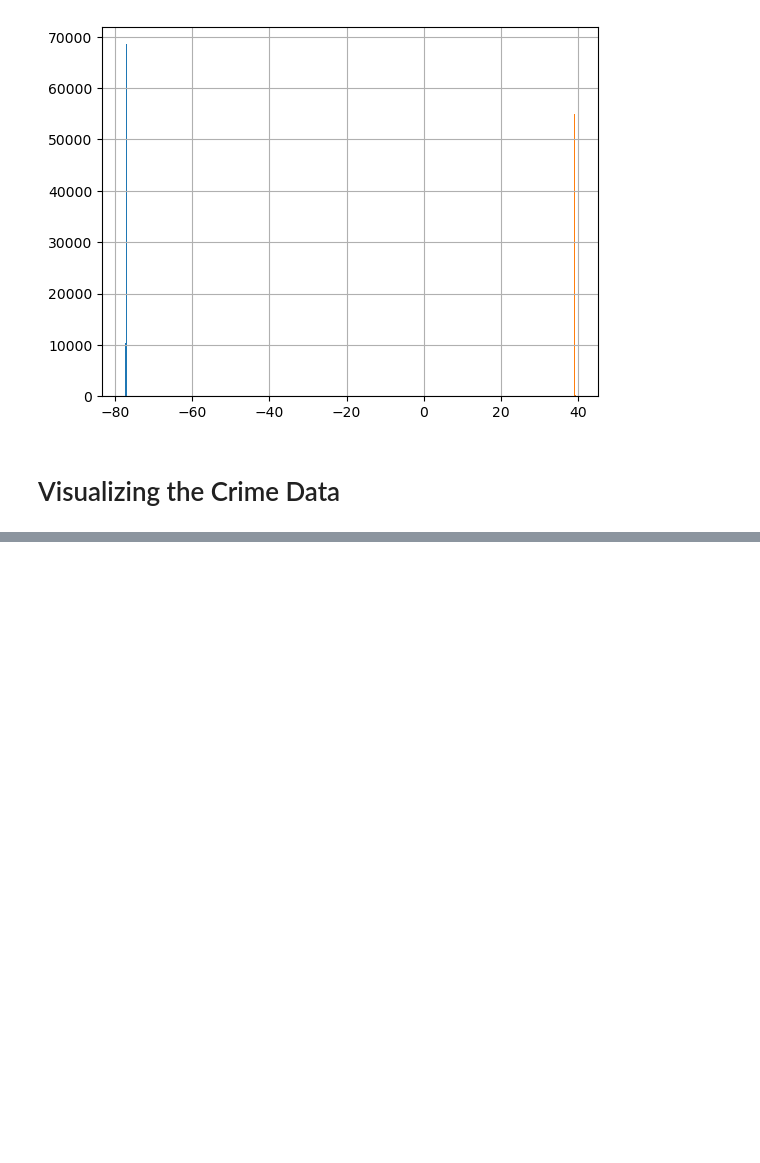
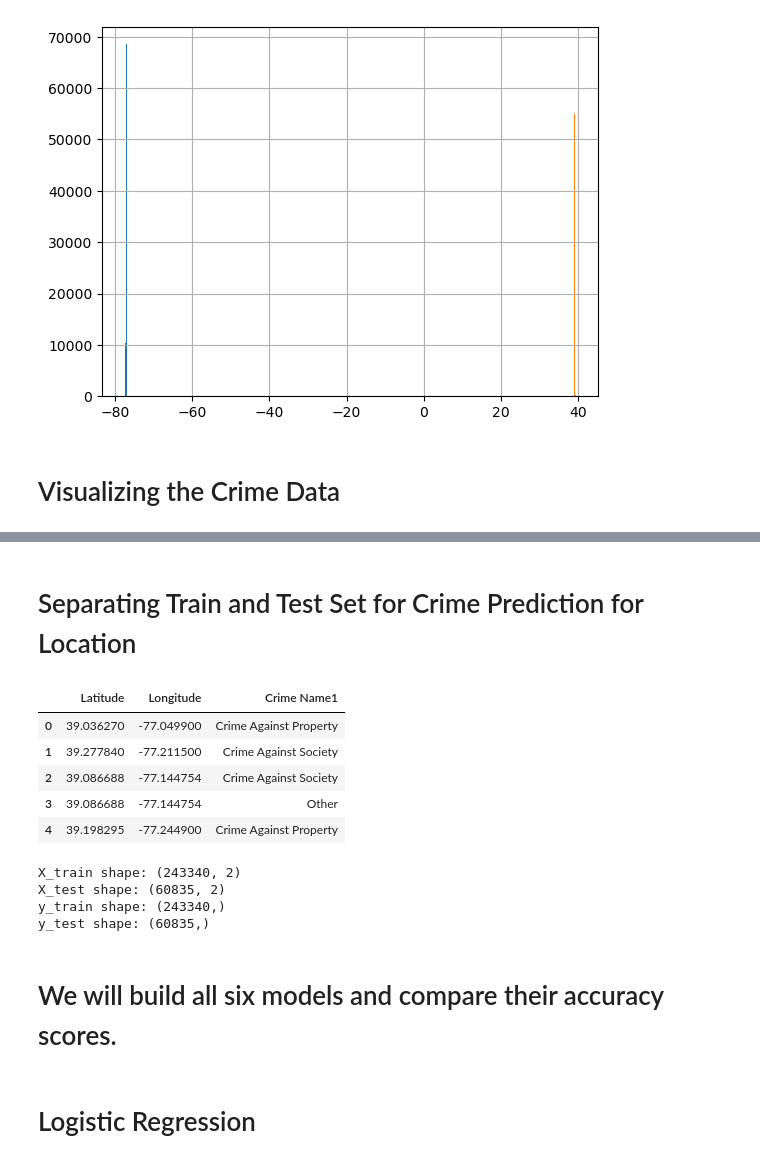
Before and after one commit to Shawon046/Crime-Prediction-for-Montgomery-County, a Jupyter notebook: crime predictor.ipynb, the cells around one changed output, grey strips where cells are left out. Saved outputs shown, nothing was run; the diff lists cells and outputs as text; code cells hidden in the pictures; blank space fills up the shorter version.

```diff
--- a/crime predictor.ipynb
+++ b/crime predictor.ipynb
@@ -183,0 +161,35 @@ geo_df.groupby('Crime Name2').count()
+# %% [markdown]
+# Separating Train and Test Set for Crime Prediction for Location
+# %%
+loc_crime_df = inputdf[['Latitude', 'Longitude', 'Crime Name1']]
+loc_crime_df.head()
+# %% [output]
+|  | Latitude | Longitude | Crime Name1 |
+| 0 | 39.036270 | -77.049900 | Crime Against Property |
+| 1 | 39.277840 | -77.211500 | Crime Against Society |
+| 2 | 39.086688 | -77.144754 | Crime Against Society |
+| 3 | 39.086688 | -77.144754 | Other |
+| 4 | 39.198295 | -77.244900 | Crime Against Property |
+# %%
+#Divide the dataset into independent and dependent variables
+X = loc_crime_df.drop(['Crime Name1'],axis=1)
+y = loc_crime_df['Crime Name1']
+
+#Split the data into training and testing set
+X_train,X_test,y_train,y_test=train_test_split(X,y,test_size=0.2,
+                                               random_state=42, shuffle=True)
+
+#Data was splitted as 80% train data and 20% test data.
+
+# y_train = y_train.values.reshape(-1,1)
+# y_test = y_test.values.reshape(-1,1)
+
+print("X_train shape:",X_train.shape)
+print("X_test shape:",X_test.shape)
+print("y_train shape:",y_train.shape)
+print("y_test shape:",y_test.shape)
+# %% [output]
+X_train shape: (243340, 2)
+X_test shape: (60835, 2)
+y_train shape: (243340,)
+y_test shape: (60835,)
@@ -183,0 +201,2 @@ geo_df.groupby('Crime Name2').count()
+# %% [markdown]
+# We will build all six models and compare their accuracy scores.
@@ -183,0 +207,2 @@ geo_df.groupby('Crime Name2').count()
+# %% [markdown]
+# Logistic Regression
```
Also changed, not shown: parts of 10 cells of this notebook.
